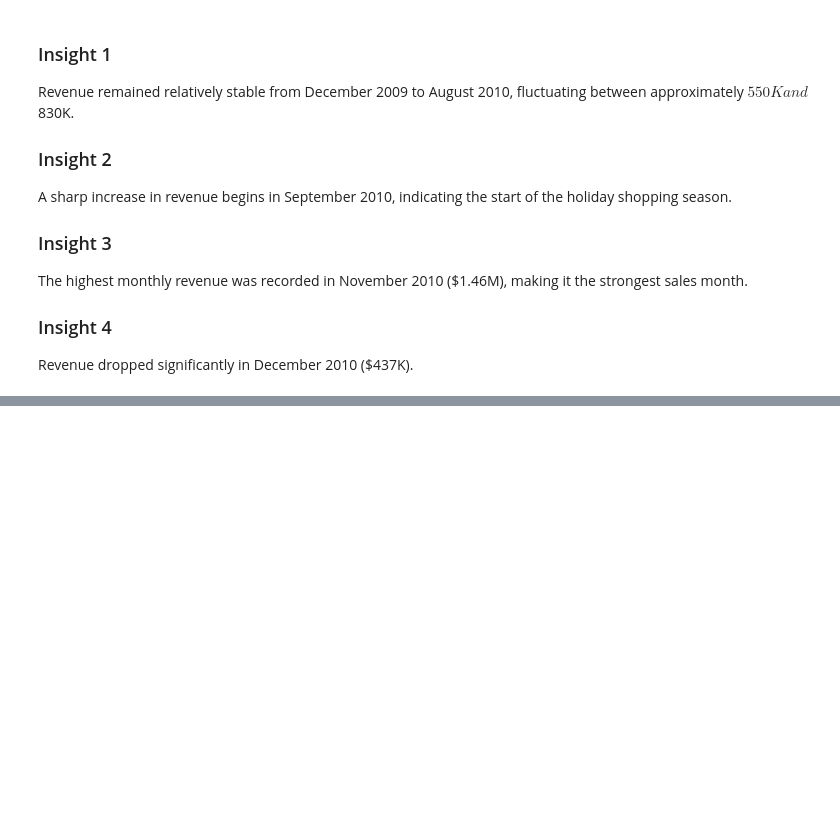
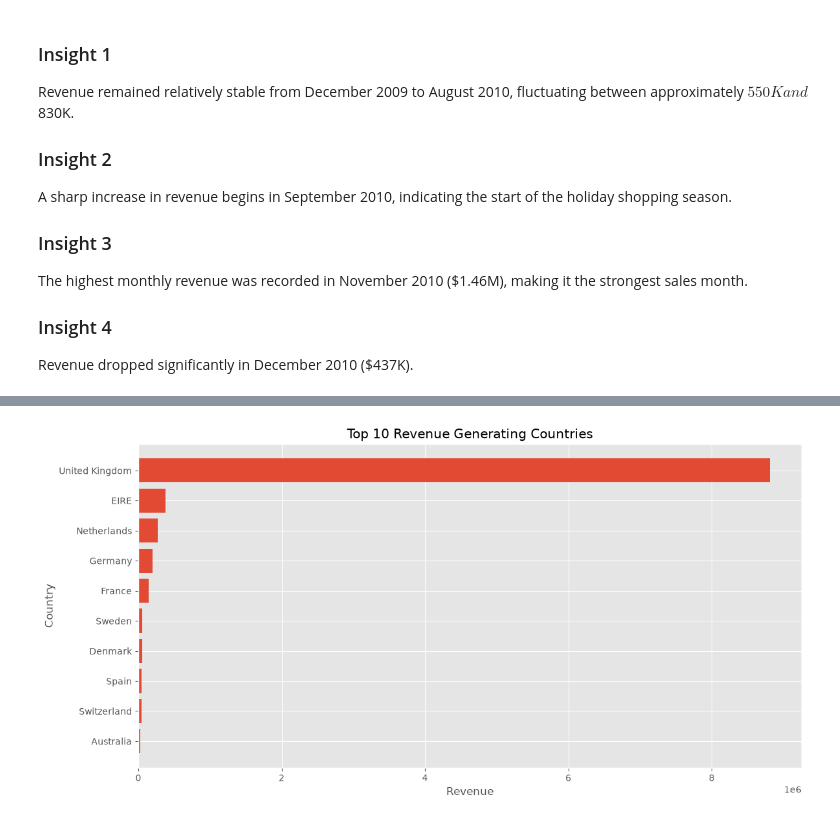
Before and after one commit to chandan1510/Retail_Decision_Intelligence, a Jupyter notebook: notebooks/04_EDA.ipynb, the cells around one changed output, grey strips where cells are left out. Drawn from its saved outputs; the diff is of its cells as text; code cells hidden in the pictures; blank space fills up the shorter version.

Commit message:
Analyzed country-wise revenue contribution and market performance

```diff
--- a/notebooks/04_EDA.ipynb
+++ b/notebooks/04_EDA.ipynb
@@ -262,0 +265,3 @@ Revenue dropped significantly in December 2010 ($437K).
+# %%
+country_revenue = (df.groupby("Country")["Revenue"].sum().sort_values(ascending=False).reset_index())
+country_revenue
@@ -262,0 +286,3 @@ Revenue dropped significantly in December 2010 ($437K).
+# %%
+top10 = country_revenue.head(10)
+top10
@@ -262,0 +333,14 @@ Revenue dropped significantly in December 2010 ($437K).
+# %%
+#Visualisation
+plt.figure(figsize=(12,6))
+
+plt.barh(top10["Country"],top10["Revenue"])
+
+plt.title("Top 10 Revenue Generating Countries")
+plt.xlabel("Revenue")
+plt.ylabel("Country")
+plt.gca().invert_yaxis()
+plt.tight_layout()
+plt.show()
+# %% [output]
+[figure, added]
```
Also changed, not shown: parts of 10 cells of this notebook.
